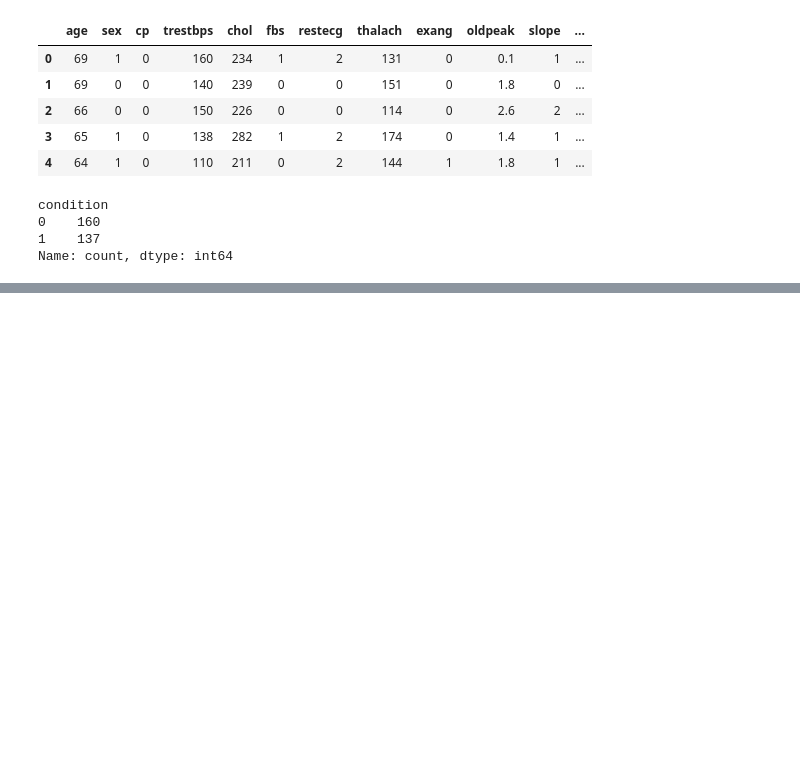
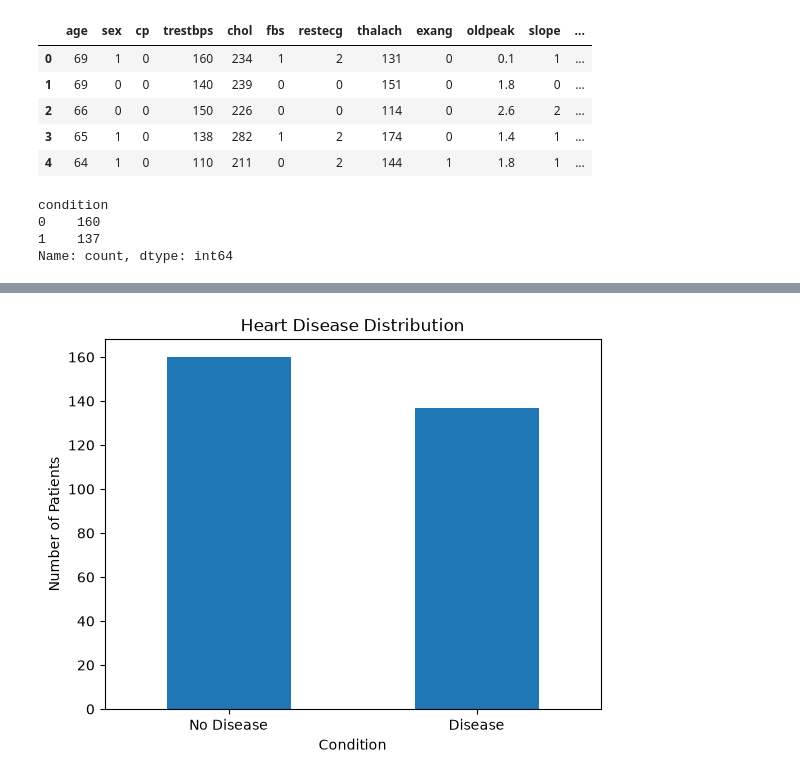
Before and after one commit to bhaikattisakshi/health-decision-prediction, a Jupyter notebook: Untitled1.ipynb, the cells around one changed output, grey strips where cells are left out. Drawn from its saved outputs; the diff is of its cells as text; code cells hidden in the pictures; blank space fills up the shorter version.

Commit message:
Prepare data for model training

```diff
--- a/Untitled1.ipynb
+++ b/Untitled1.ipynb
@@ -2,7 +2,7 @@
 import numpy as np
 import pandas as pd
 # %%
-df=pd.read_csv('heart_cleveland_upload.csv')
+df = pd.read_csv('data/heart_cleveland_upload.csv')
 # %%
 df
 # %% [output]
@@ -73,0 +106,9 @@ Name: count, dtype: int64
+# %%
+df['condition'].value_counts().plot(kind='bar')
+plt.xlabel("Condition")
+plt.ylabel("Number of Patients")
+plt.title("Heart Disease Distribution")
+plt.xticks([0, 1], ["No Disease", "Disease"], rotation=0)
+plt.show()
+# %% [output]
+[figure, added]
```
Also changed, not shown: parts of 18 cells of this notebook.
